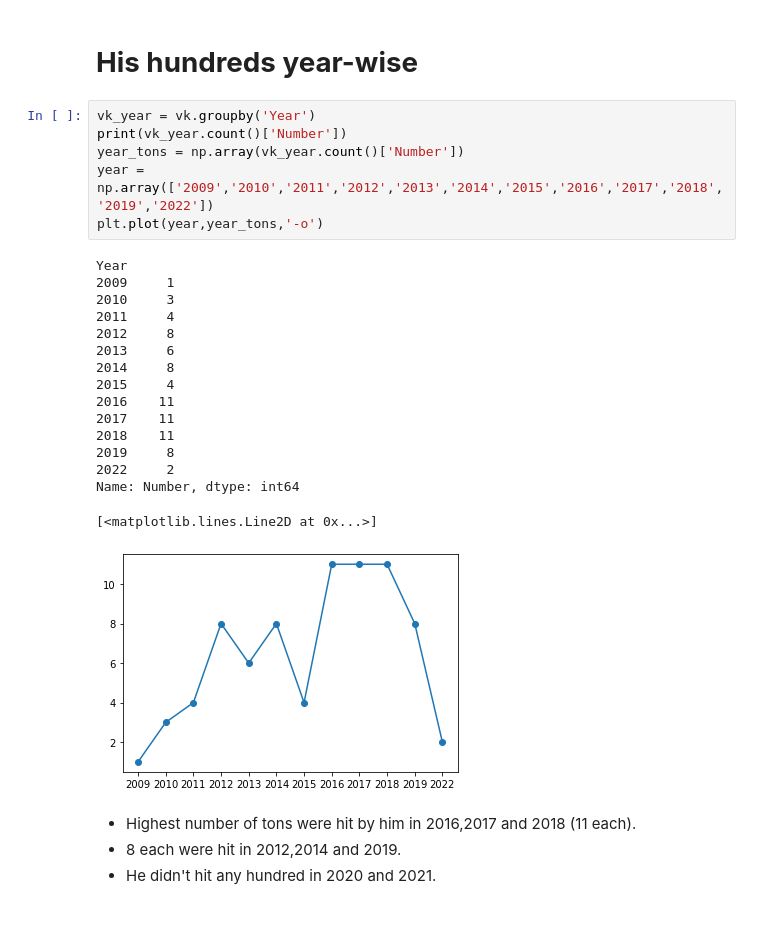
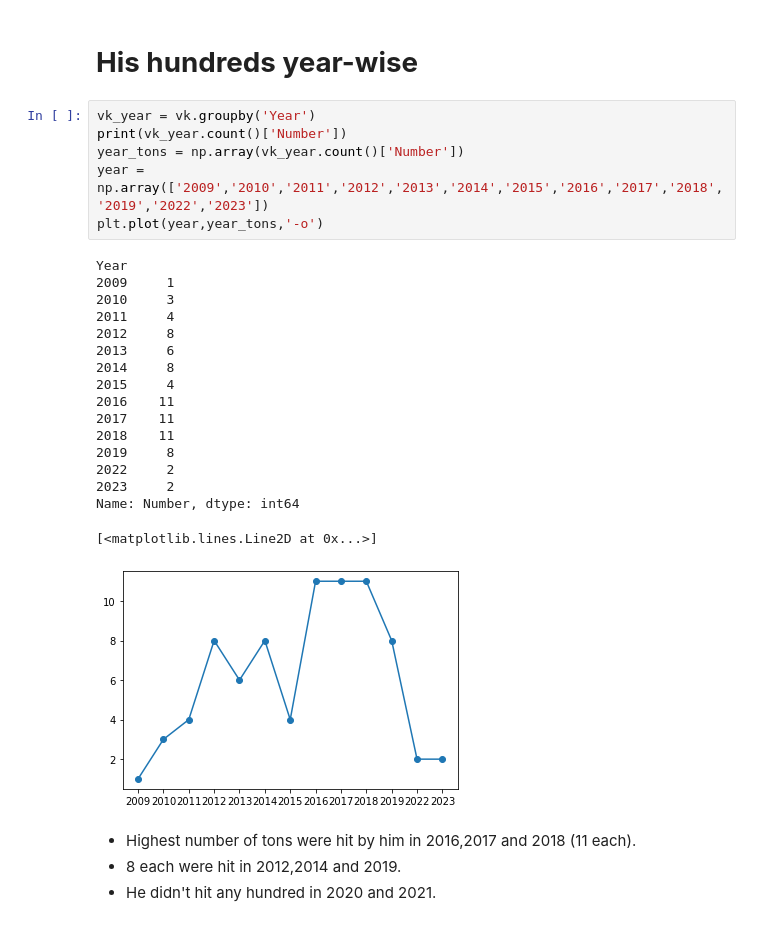
Before and after one commit to Suyashiitr/kaggle, a Jupyter notebook: virat-kohli-100s-visualization.ipynb, the cells around one changed output. Drawn from its saved outputs; the diff is of its cells as text.

```diff
--- a/virat-kohli-100s-visualization.ipynb
+++ b/virat-kohli-100s-visualization.ipynb
@@ -50,26 +52,27 @@ vk.head(10)
 # %%
 vk_year = vk.groupby('Year')
 print(vk_year.count()['Number'])
 year_tons = np.array(vk_year.count()['Number'])
-year = np.array(['2009','2010','2011','2012','2013','2014','2015','2016','2017','2018','2019','2022'])
+year = np.array(['2009','2010','2011','2012','2013','2014','2015','2016','2017','2018','2019','2022','2023'])
 plt.plot(year,year_tons,'-o')
 # %% [output]
 Year
 2009     1
 2010     3
 2011     4
 2012     8
 2013     6
 2014     8
 2015     4
 2016    11
 2017    11
 2018    11
 2019     8
 2022     2
+2023     2
 Name: Number, dtype: int64
 [<matplotlib.lines.Line2D at 0x...>]
-[figure, old version]
+[figure, new version]
 # %% [markdown]
 * Highest number of tons were hit by him in 2016,2017 and 2018 (11 each).
 * 8 each were hit in 2012,2014 and 2019.
```
Also changed, not shown: parts of 33 cells of this notebook.
